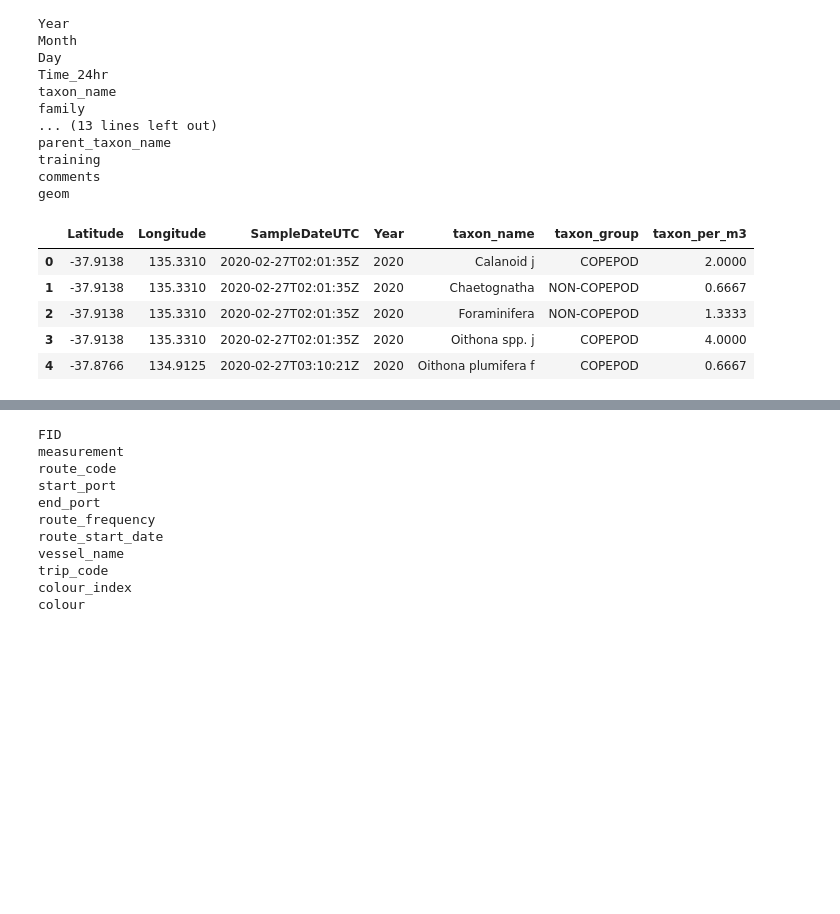
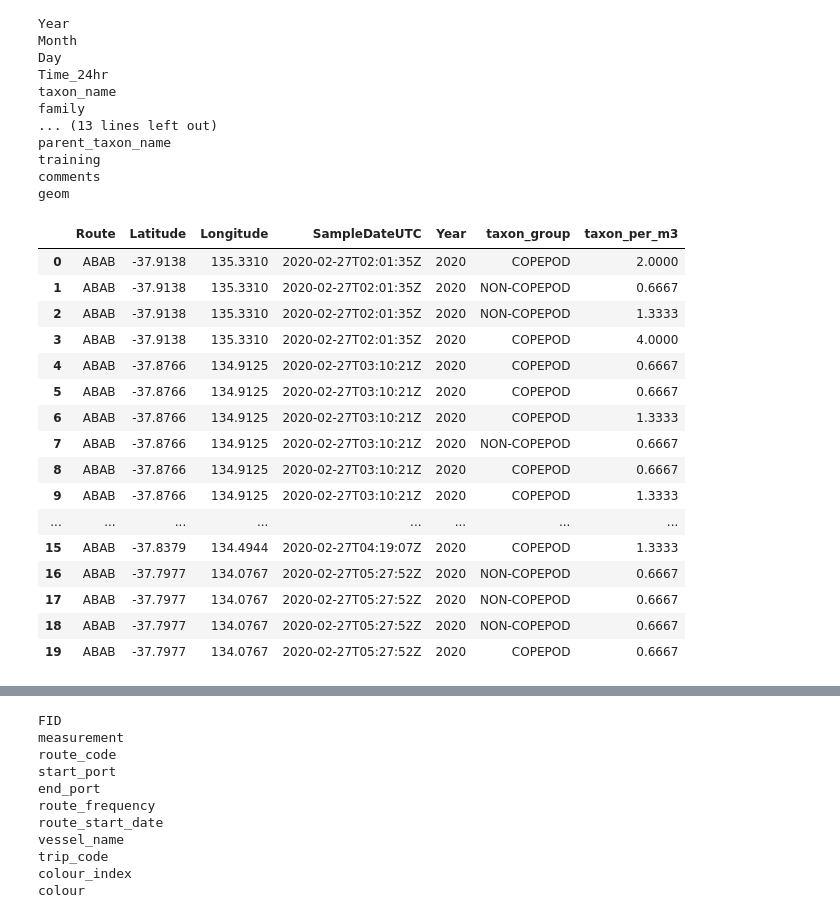
Before and after one commit to JackXinPan/Group5Project2, a Jupyter notebook: read data.ipynb, the cells around one changed output, grey strips where cells are left out. Saved outputs shown, nothing was run; the diff lists cells and outputs as text; code cells hidden in the pictures; blank space fills up the shorter version.

```diff
--- a/read data.ipynb
+++ b/read data.ipynb
@@ -78,7 +204,6 @@ geom
 #drop unneeded columns for zooplankton
 zooplankton = zooplankton.drop(["id",
                                 "FID",
-                                "Route",
                                 "Time_24hr",
                                 "family",
                                 "Month",
@@ -93,6 +218,7 @@ zooplankton = zooplankton.drop(["id",
                                    "zoop_comments",
                                    "acknowledgements",
                                    "first_occurrence",
+                                "taxon_name",
                                    "parent_taxon_name",
                                    "training",
                                    "comments",
@@ -101,11 +227,22 @@ zooplankton = zooplankton.drop(["id",
                                   ],
                                   axis=1)
 # %%
-zooplankton.head()
+zooplankton.head(20)
 # %% [output]
-|  | Latitude | Longitude | SampleDateUTC | Year | taxon_name | taxon_group | taxon_per_m3 |
-| 0 | -37.9138 | 135.3310 | 2020-02-27T02:01:35Z | 2020 | Calanoid j | COPEPOD | 2.0000 |
-| 1 | -37.9138 | 135.3310 | 2020-02-27T02:01:35Z | 2020 | Chaetognatha | NON-COPEPOD | 0.6667 |
-| 2 | -37.9138 | 135.3310 | 2020-02-27T02:01:35Z | 2020 | Foraminifera | NON-COPEPOD | 1.3333 |
-| 3 | -37.9138 | 135.3310 | 2020-02-27T02:01:35Z | 2020 | Oithona spp. j | COPEPOD | 4.0000 |
-| 4 | -37.8766 | 134.9125 | 2020-02-27T03:10:21Z | 2020 | Oithona plumifera f | COPEPOD | 0.6667 |
+|  | Route | Latitude | Longitude | SampleDateUTC | Year | taxon_group | taxon_per_m3 |
+| 0 | ABAB | -37.9138 | 135.3310 | 2020-02-27T02:01:35Z | 2020 | COPEPOD | 2.0000 |
+| 1 | ABAB | -37.9138 | 135.3310 | 2020-02-27T02:01:35Z | 2020 | NON-COPEPOD | 0.6667 |
+| 2 | ABAB | -37.9138 | 135.3310 | 2020-02-27T02:01:35Z | 2020 | NON-COPEPOD | 1.3333 |
+| 3 | ABAB | -37.9138 | 135.3310 | 2020-02-27T02:01:35Z | 2020 | COPEPOD | 4.0000 |
+| 4 | ABAB | -37.8766 | 134.9125 | 2020-02-27T03:10:21Z | 2020 | COPEPOD | 0.6667 |
+| 5 | ABAB | -37.8766 | 134.9125 | 2020-02-27T03:10:21Z | 2020 | COPEPOD | 0.6667 |
+| 6 | ABAB | -37.8766 | 134.9125 | 2020-02-27T03:10:21Z | 2020 | COPEPOD | 1.3333 |
+| 7 | ABAB | -37.8766 | 134.9125 | 2020-02-27T03:10:21Z | 2020 | NON-COPEPOD | 0.6667 |
+| 8 | ABAB | -37.8766 | 134.9125 | 2020-02-27T03:10:21Z | 2020 | COPEPOD | 0.6667 |
+| 9 | ABAB | -37.8766 | 134.9125 | 2020-02-27T03:10:21Z | 2020 | COPEPOD | 1.3333 |
+| ... | ... | ... | ... | ... | ... | ... | ... |
+| 15 | ABAB | -37.8379 | 134.4944 | 2020-02-27T04:19:07Z | 2020 | COPEPOD | 1.3333 |
+| 16 | ABAB | -37.7977 | 134.0767 | 2020-02-27T05:27:52Z | 2020 | NON-COPEPOD | 0.6667 |
+| 17 | ABAB | -37.7977 | 134.0767 | 2020-02-27T05:27:52Z | 2020 | NON-COPEPOD | 0.6667 |
+| 18 | ABAB | -37.7977 | 134.0767 | 2020-02-27T05:27:52Z | 2020 | NON-COPEPOD | 0.6667 |
+| 19 | ABAB | -37.7977 | 134.0767 | 2020-02-27T05:27:52Z | 2020 | COPEPOD | 0.6667 |
```
Also changed, not shown: parts of 24 cells of this notebook, 4 other files.
